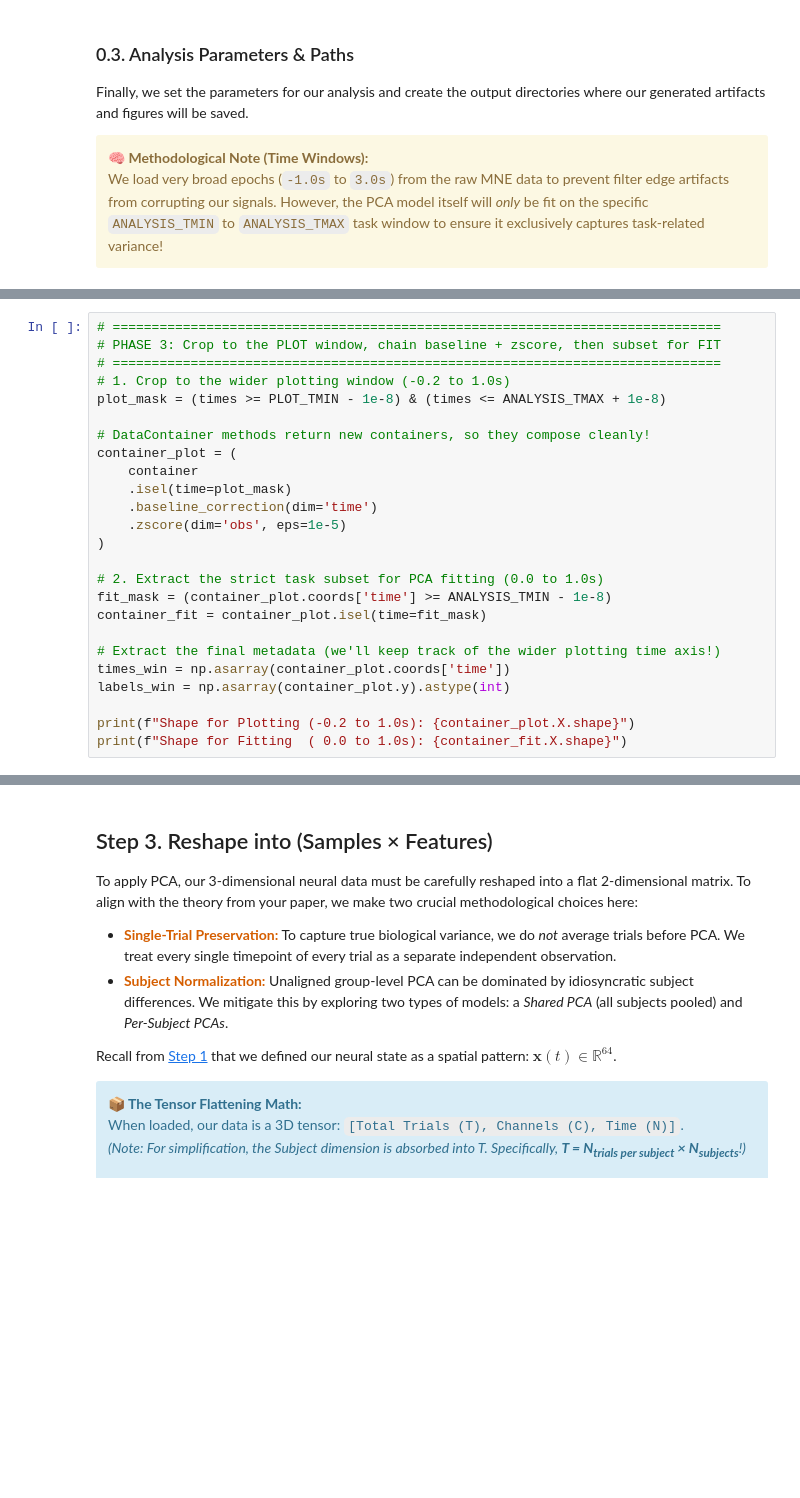
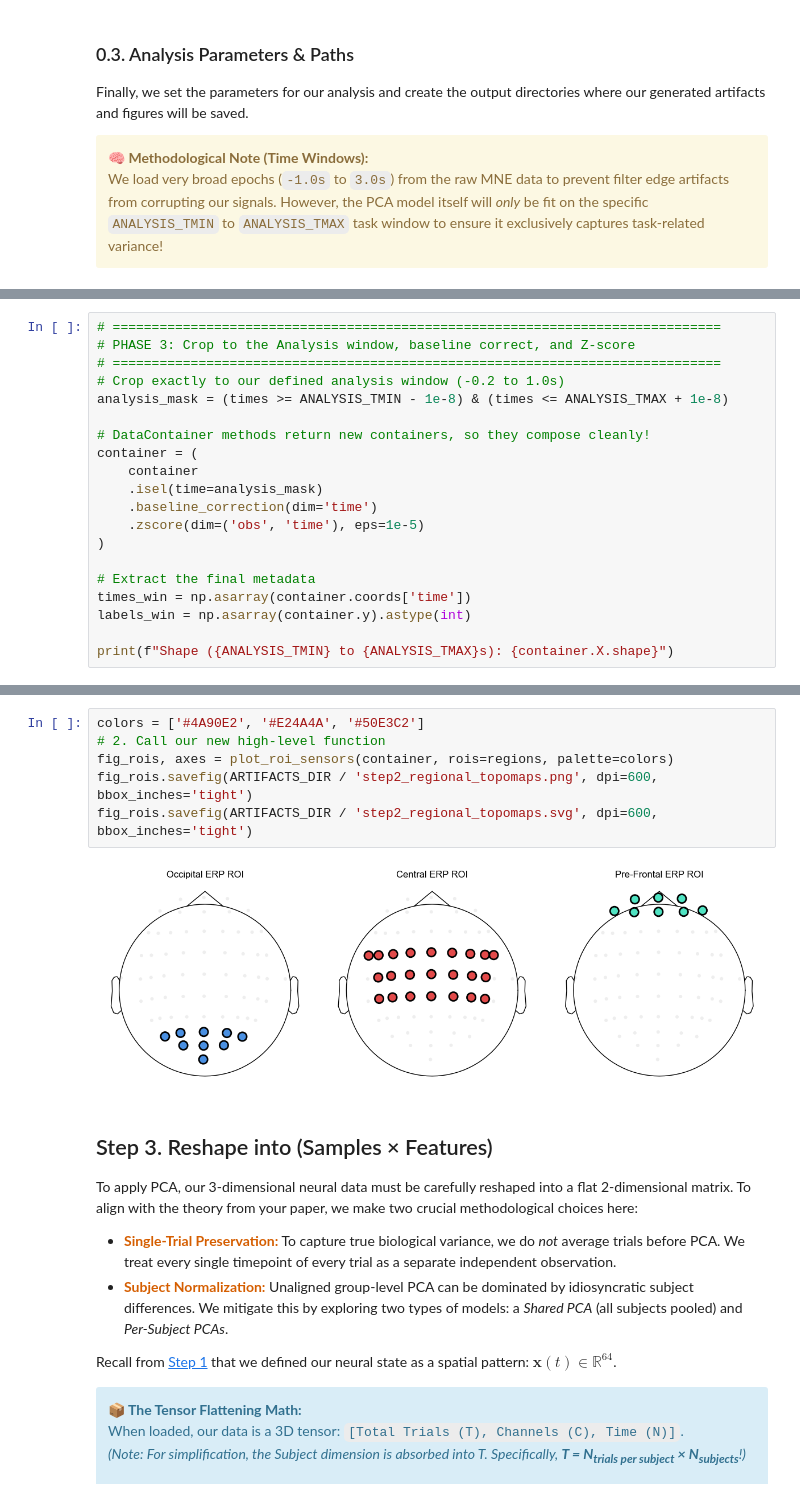
Before and after one commit to thecocolab/pca-neural-trajectories-eeg-meg, a Jupyter notebook: tutorial_pca_trajectories_eegbci.ipynb, the cells around one changed output, grey strips where cells are left out. Drawn from its saved outputs; the diff is of its cells as text; blank space fills up the shorter version.

```diff
--- a/tutorial_pca_trajectories_eegbci.ipynb
+++ b/tutorial_pca_trajectories_eegbci.ipynb
@@ -310,26 +368,21 @@ Loaded 3D Tensor Shape: (450, 64, 561)
 # %%
 # ==============================================================================
-# PHASE 3: Crop to the PLOT window, chain baseline + zscore, then subset for FIT
+# PHASE 3: Crop to the Analysis window, baseline correct, and Z-score
 # ==============================================================================
-# 1. Crop to the wider plotting window (-0.2 to 1.0s)
-plot_mask = (times >= PLOT_TMIN - 1e-8) & (times <= ANALYSIS_TMAX + 1e-8)
+# Crop exactly to our defined analysis window (-0.2 to 1.0s)
+analysis_mask = (times >= ANALYSIS_TMIN - 1e-8) & (times <= ANALYSIS_TMAX + 1e-8)
 
 # DataContainer methods return new containers, so they compose cleanly!
-container_plot = (
+container = (
     container
-    .isel(time=plot_mask)
+    .isel(time=analysis_mask)
     .baseline_correction(dim='time')
-    .zscore(dim='obs', eps=1e-5)
+    .zscore(dim=('obs', 'time'), eps=1e-5)
 )
 
-# 2. Extract the strict task subset for PCA fitting (0.0 to 1.0s)
-fit_mask = (container_plot.coords['time'] >= ANALYSIS_TMIN - 1e-8)
-container_fit = container_plot.isel(time=fit_mask)
+# Extract the final metadata
+times_win = np.asarray(container.coords['time'])
+labels_win = np.asarray(container.y).astype(int)
 
-# Extract the final metadata (we'll keep track of the wider plotting time axis!)
-times_win = np.asarray(container_plot.coords['time'])
-labels_win = np.asarray(container_plot.y).astype(int)
-
-print(f"Shape for Plotting (-0.2 to 1.0s): {container_plot.X.shape}")
-print(f"Shape for Fitting  ( 0.0 to 1.0s): {container_fit.X.shape}")
+print(f"Shape ({ANALYSIS_TMIN} to {ANALYSIS_TMAX}s): {container.X.shape}")
 # %% [output]
@@ -363,3 +417,11 @@ fig_qc.show()
+# %%
+colors = ['#4A90E2', '#E24A4A', '#50E3C2']
+# 2. Call our new high-level function
+fig_rois, axes = plot_roi_sensors(container, rois=regions, palette=colors)
+fig_rois.savefig(ARTIFACTS_DIR / 'step2_regional_topomaps.png', dpi=600, bbox_inches='tight')
+fig_rois.savefig(ARTIFACTS_DIR / 'step2_regional_topomaps.svg', dpi=600, bbox_inches='tight')
+# %% [output]
+[figure, added]
 # %% [markdown]
 ## Step 3. Reshape into (Samples × Features)
 To apply PCA, our 3-dimensional neural data must be carefully reshaped into a flat 2-dimensional matrix. To align with the theory from your paper, we make two crucial methodological choices here:
```
Also changed, not shown: parts of 57 cells of this notebook.
